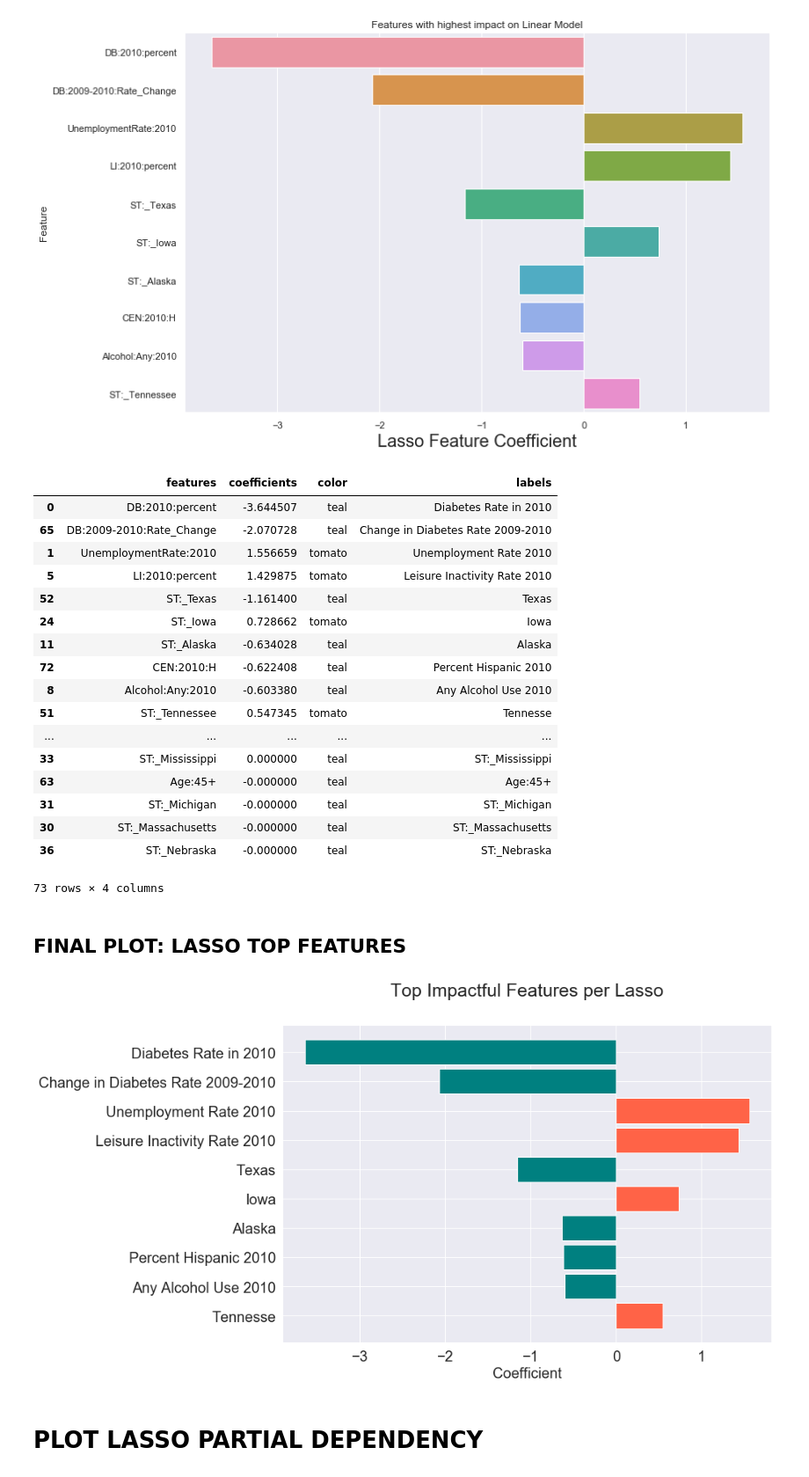
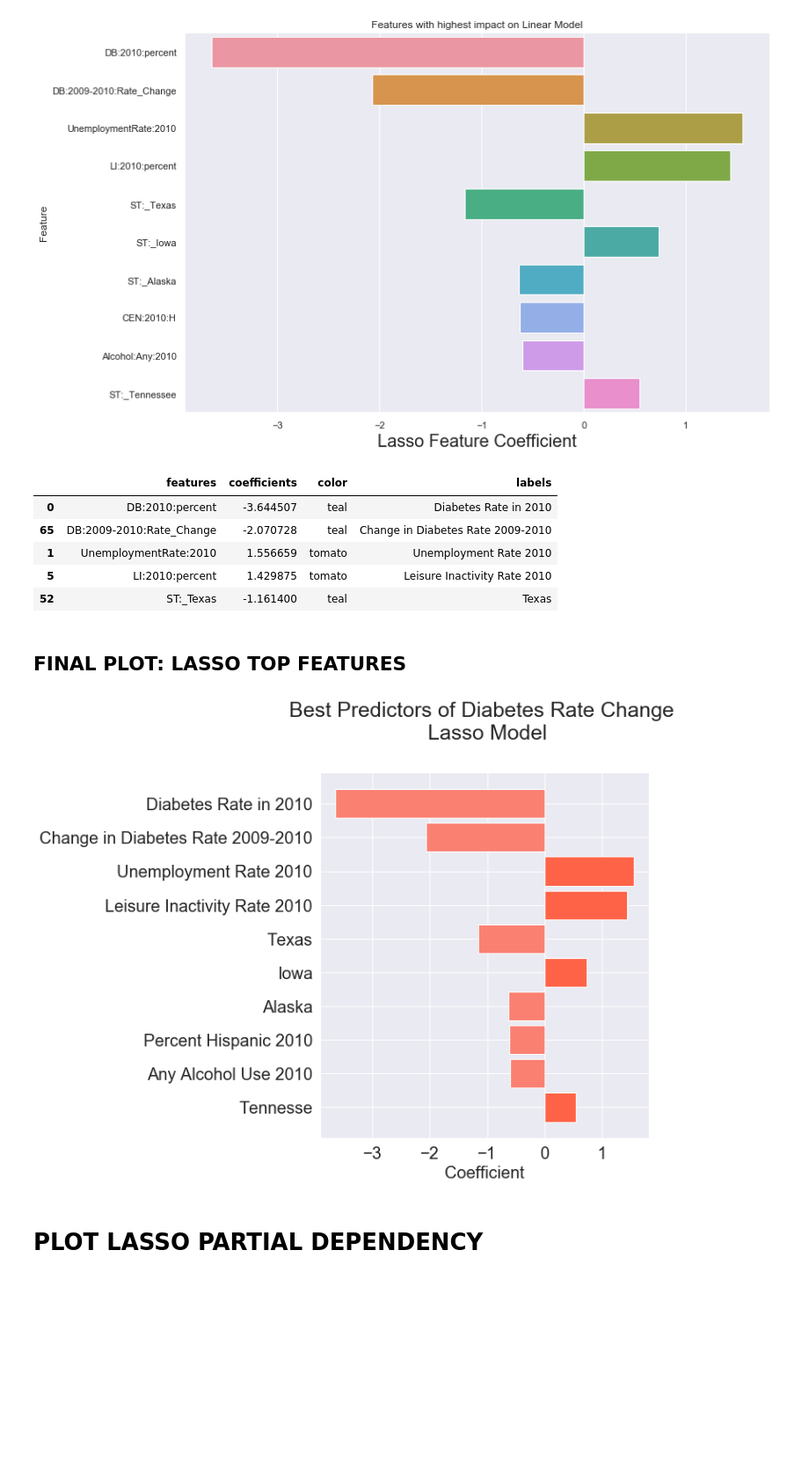
Before and after one commit to lbordz/diabetes-rates-prediction, a Jupyter notebook: EDA_and_modelling/Final_Models_and_Plots.ipynb, the cells around one changed output. Shown at 88% size. Saved outputs shown, nothing was run; the diff lists cells and outputs as text; code cells hidden in the pictures; blank space fills up the shorter version.

Commit message:
plotting jupyter

```diff
--- a/EDA_and_modelling/Final_Models_and_Plots.ipynb
+++ b/EDA_and_modelling/Final_Models_and_Plots.ipynb
@@ -547,4 +549,5 @@ mse
 lassocoefs = lassobest.coef_
 # %%
 plt_coefs_df = pd.DataFrame.from_dict({"features" : X_train.columns,
-                             "coefficients" : lassocoefs })
+                             "coefficients" : lassocoefs ,
+                                      "one_unit_scated_feature": one_unit_feat_scaled})
@@ -551,7 +572,9 @@ plt_coefs_df = pd.DataFrame.from_dict({"features" : X_train.columns,
 # %%
 plt_coefs_df = plt_coefs_df.reindex(plt_coefs_df["coefficients"].abs().sort_values().index)[::-1]
 # %%
-plt_coefs_df["color"] = plt_coefs_df["coefficients"].apply(lambda x: "tomato" if  x > 0 else "teal")
+plt_coefs_df["color"] = plt_coefs_df["coefficients"].apply(lambda x: "tomato" if  x > 0 else "salmon")
+
+#(lambda x: "tomato" if  x > 0 else "teal")
 # %%
 plt_coefs_df["labels"] = plt_coefs_df["features"]
 # %%
@@ -587,7 +610,7 @@ plt.title("Features with highest impact on Linear Model")
 Text(0.5, 1.0, 'Features with highest impact on Linear Model')
 [figure]
 # %%
-plt_coefs_df
+plt_coefs_df.head()
 # %% [output]
 |  | features | coefficients | color | labels |
 | 0 | DB:2010:percent | -3.644507 | teal | Diabetes Rate in 2010 |
@@ -595,41 +618,29 @@ plt_coefs_df
 | 1 | UnemploymentRate:2010 | 1.556659 | tomato | Unemployment Rate 2010 |
 | 5 | LI:2010:percent | 1.429875 | tomato | Leisure Inactivity Rate 2010 |
 | 52 | ST:_Texas | -1.161400 | teal | Texas |
-| 24 | ST:_Iowa | 0.728662 | tomato | Iowa |
-| 11 | ST:_Alaska | -0.634028 | teal | Alaska |
-| 72 | CEN:2010:H | -0.622408 | teal | Percent Hispanic 2010 |
-| 8 | Alcohol:Any:2010 | -0.603380 | teal | Any Alcohol Use 2010 |
-| 51 | ST:_Tennessee | 0.547345 | tomato | Tennesse |
-| ... | ... | ... | ... | ... |
-| 33 | ST:_Mississippi | 0.000000 | teal | ST:_Mississippi |
-| 63 | Age:45+ | -0.000000 | teal | Age:45+ |
-| 31 | ST:_Michigan | -0.000000 | teal | ST:_Michigan |
-| 30 | ST:_Massachusetts | -0.000000 | teal | ST:_Massachusetts |
-| 36 | ST:_Nebraska | -0.000000 | teal | ST:_Nebraska |
-73 rows × 4 columns
 # %% [markdown]
 ## FINAL PLOT: LASSO TOP FEATURES
 # %%
-plt.figure(figsize = (12, 8))
+plt.figure(figsize = (7, 8))   #was 12,8
 plt.barh(plt_coefs_df["labels"].iloc[:10], height = .85, width = plt_coefs_df["coefficients"].iloc[:10],
         color = plt_coefs_df["color"], align='center')
 plt.xlabel("Coefficient", fontsize=20)
 #plt.ylabel("Feature", fontsize=20)
 
 plt.xticks(fontsize=20)
 plt.yticks(fontsize=20)
 
 
-plt.title("Top Impactful Features per Lasso", fontsize=25, pad = 40)
+plt.title("Best Predictors of Diabetes Rate Change \n Lasso Model", fontsize=25, pad = 40)
 #plt.tick_params(axis='both', which='major', labelsize=10)
 #plt.tick_params(axis='both', which='minor', labelsize=20)
 plt.gca().invert_yaxis()
 
 
 #plt.yticklabels(plt_coefs_df["Features"])
 plt.savefig('../images/lassotop10.png', bbox_inches="tight")
 # %% [output]
-[figure, old version]
+[figure, new version]
 # %% [markdown]
 # PLOT LASSO PARTIAL DEPENDENCY
 # %%
```
Also changed, not shown: parts of 29 cells of this notebook.
